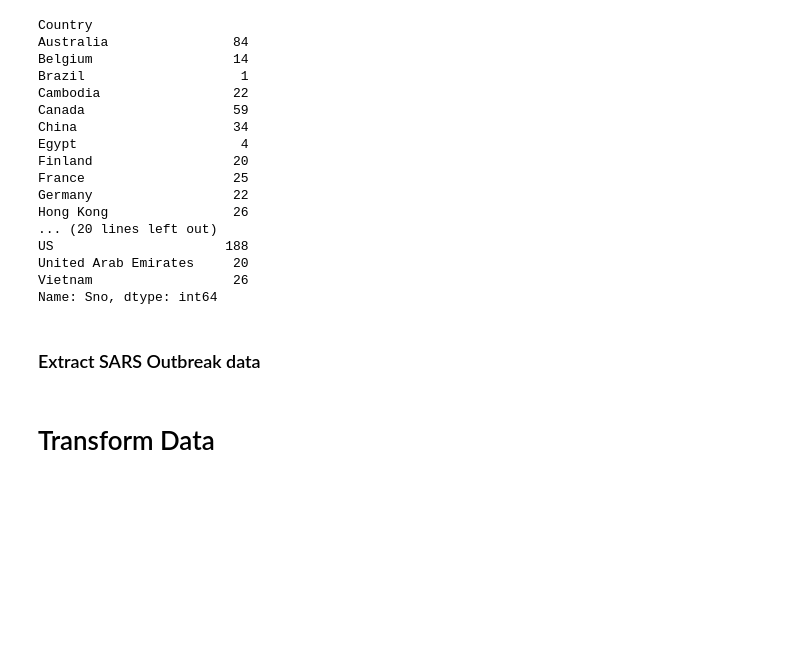
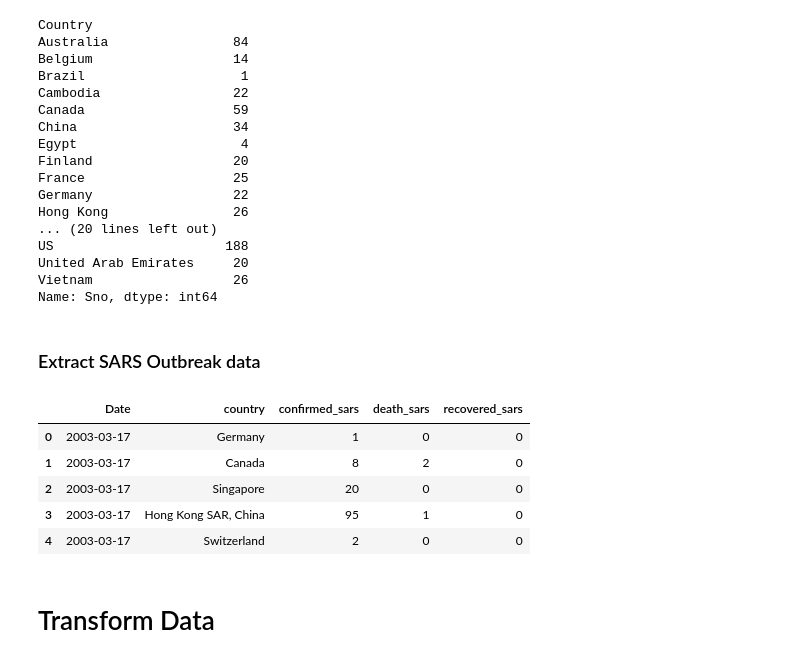
Before and after one commit to sopofedupz/ETL_Project, a Jupyter notebook: ETL_nCOV19_SARS-checkpoint.ipynb, the cells around one changed output. Cells and saved outputs as stored; diff of their text form; code cells hidden in the pictures; blank space fills up the shorter version.

```diff
--- a/ETL_nCOV19_SARS-checkpoint.ipynb
+++ b/ETL_nCOV19_SARS-checkpoint.ipynb
@@ -75,14 +75,21 @@ Name: Sno, dtype: int64
 # %%
 # Reading SARS outbreak data downloaded from Kaggle
 original_sars03_df = pd.read_csv('./Resources/sars_2003_complete_dataset_clean.csv')
 
 sars03_df = original_sars03_df.rename(columns={'Country':'country',
                                                'Cumulative number of case(s)':'confirmed_sars',
-                                               'Number of deaths':'deaths_sars',
+                                               'Number of deaths':'death_sars',
                                                'Number recovered': 'recovered_sars'}).copy()
 
 # Check dataframe
 sars03_df.head()
+# %% [output]
+|  | Date | country | confirmed_sars | death_sars | recovered_sars |
+| 0 | 2003-03-17 | Germany | 1 | 0 | 0 |
+| 1 | 2003-03-17 | Canada | 8 | 2 | 0 |
+| 2 | 2003-03-17 | Singapore | 20 | 0 | 0 |
+| 3 | 2003-03-17 | Hong Kong SAR, China | 95 | 1 | 0 |
+| 4 | 2003-03-17 | Switzerland | 2 | 0 | 0 |
 # %% [markdown]
 # Transform Data
 # %% [markdown]
```
Also changed, not shown: parts of 15 cells of this notebook, 1 other file.
